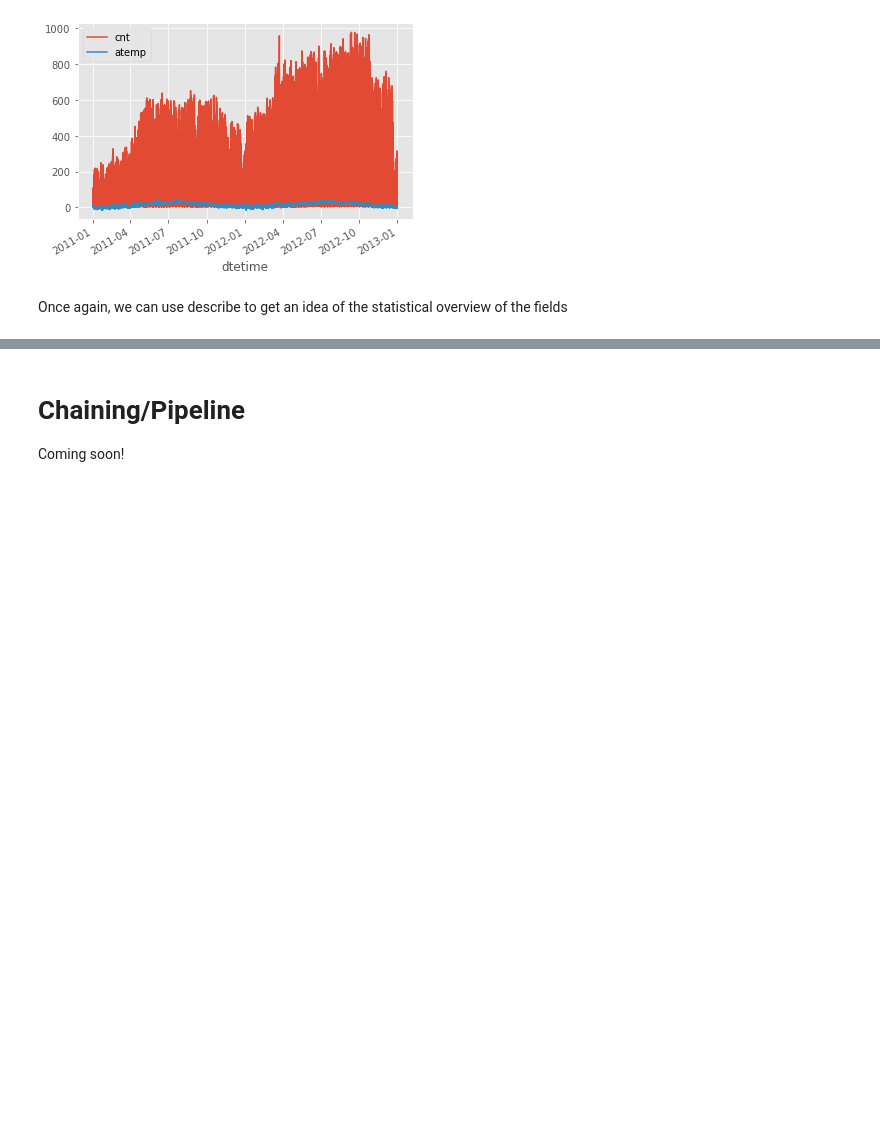
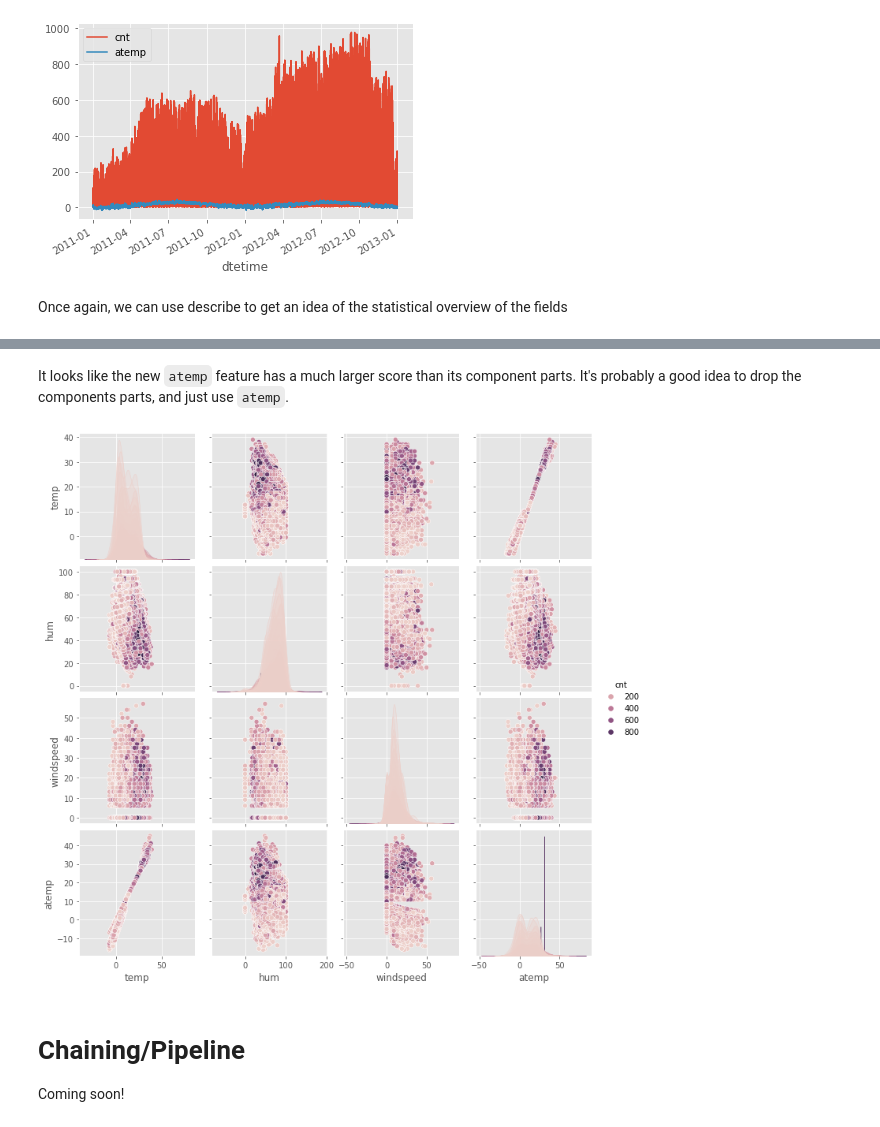
Before and after one commit to jdonaldson/mlearn_510c, a Jupyter notebook: notebooks/Week 5 - Model Building Part 2.ipynb, the cells around one changed output, grey strips where cells are left out. Cells and saved outputs as stored; diff of their text form; code cells hidden in the pictures; blank space fills up the shorter version.

```diff
--- a/notebooks/Week 5 - Model Building Part 2.ipynb
+++ b/notebooks/Week 5 - Model Building Part 2.ipynb
@@ -247,3 +243,12 @@ train[["windspeed", "atemp"]].plot()
+# %% [markdown]
+It looks like the new `atemp` feature has a much larger score than its component parts.  It's probably a good idea to drop the components parts, and just use `atemp`.
+# %%
+import warnings
+warnings.filterwarnings("ignore")
+
+sns.pairplot(dat[["cnt", "temp", "hum", "windspeed", "atemp"]], hue="cnt");
+# %% [output]
+[figure, added]
 # %% [markdown]
 # Chaining/Pipeline
 Coming soon!
```
Also changed, not shown: parts of 13 cells of this notebook.
